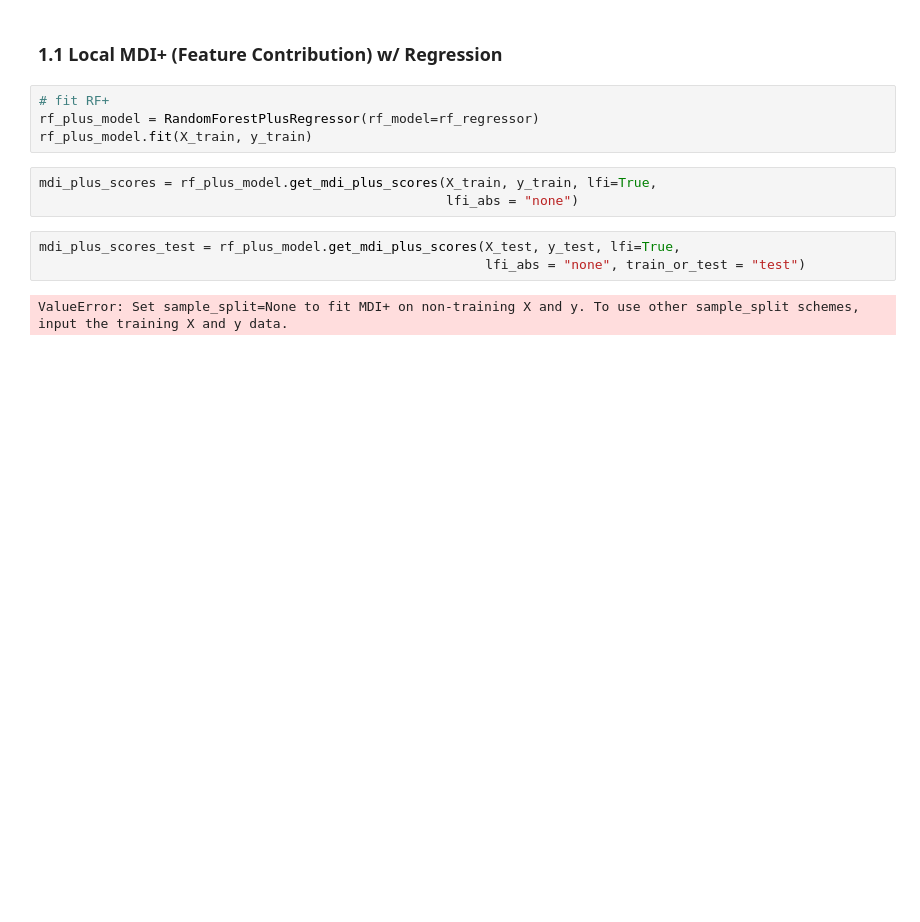
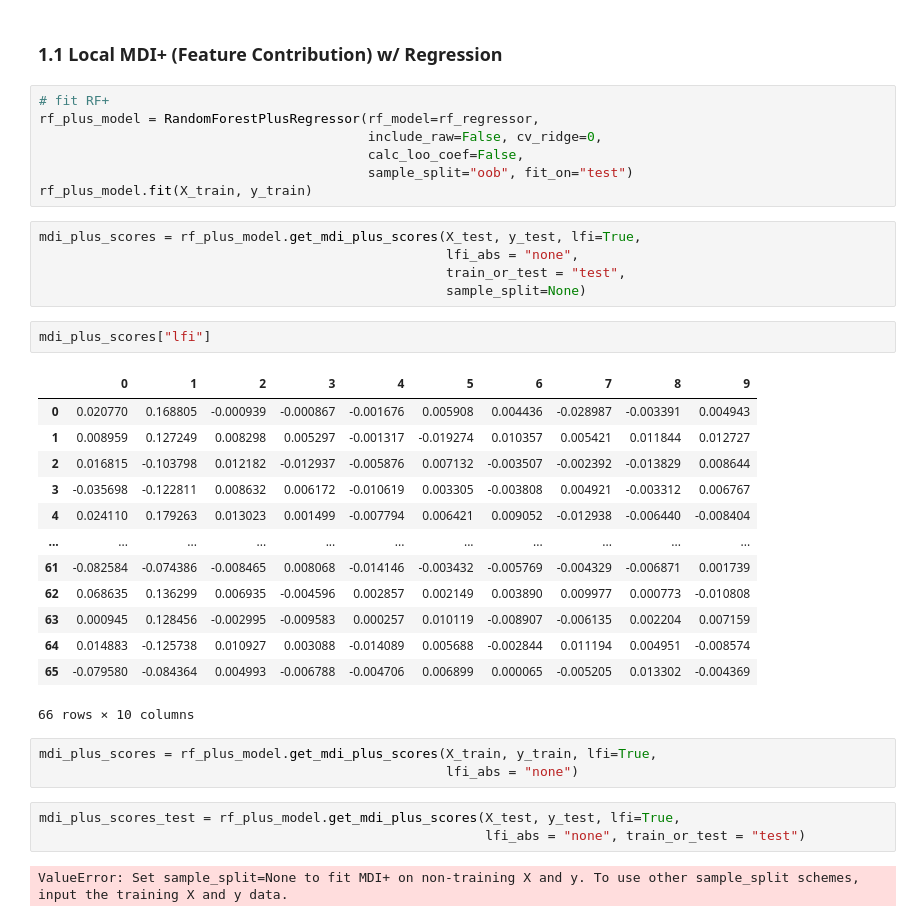
Before and after one commit to zachrewolinski/imodels, a Jupyter notebook: notebooks/zachs_sandbox.ipynb, the cells around one changed output. Saved outputs shown, nothing was run; the diff lists cells and outputs as text; blank space fills up the shorter version.

```diff
--- a/notebooks/zachs_sandbox.ipynb
+++ b/notebooks/zachs_sandbox.ipynb
@@ -46,8 +44,32 @@ CREATING LogisticClassifierPPM OBJECT
 ### 1.1 Local MDI+ (Feature Contribution) w/ Regression
 # %%
 # fit RF+
-rf_plus_model = RandomForestPlusRegressor(rf_model=rf_regressor)
+rf_plus_model = RandomForestPlusRegressor(rf_model=rf_regressor,
+                                          include_raw=False, cv_ridge=0,
+                                          calc_loo_coef=False,
+                                          sample_split="oob", fit_on="test")
 rf_plus_model.fit(X_train, y_train)
+# %%
+mdi_plus_scores = rf_plus_model.get_mdi_plus_scores(X_test, y_test, lfi=True,
+                                                    lfi_abs = "none",
+                                                    train_or_test = "test",
+                                                    sample_split=None)
+# %%
+mdi_plus_scores["lfi"]
+# %% [output]
+|  | 0 | 1 | 2 | 3 | 4 | 5 | 6 | 7 | 8 | 9 |
+| 0 | 0.020770 | 0.168805 | -0.000939 | -0.000867 | -0.001676 | 0.005908 | 0.004436 | -0.028987 | -0.003391 | 0.004943 |
+| 1 | 0.008959 | 0.127249 | 0.008298 | 0.005297 | -0.001317 | -0.019274 | 0.010357 | 0.005421 | 0.011844 | 0.012727 |
+| 2 | 0.016815 | -0.103798 | 0.012182 | -0.012937 | -0.005876 | 0.007132 | -0.003507 | -0.002392 | -0.013829 | 0.008644 |
+| 3 | -0.035698 | -0.122811 | 0.008632 | 0.006172 | -0.010619 | 0.003305 | -0.003808 | 0.004921 | -0.003312 | 0.006767 |
+| 4 | 0.024110 | 0.179263 | 0.013023 | 0.001499 | -0.007794 | 0.006421 | 0.009052 | -0.012938 | -0.006440 | -0.008404 |
+| ... | ... | ... | ... | ... | ... | ... | ... | ... | ... | ... |
+| 61 | -0.082584 | -0.074386 | -0.008465 | 0.008068 | -0.014146 | -0.003432 | -0.005769 | -0.004329 | -0.006871 | 0.001739 |
+| 62 | 0.068635 | 0.136299 | 0.006935 | -0.004596 | 0.002857 | 0.002149 | 0.003890 | 0.009977 | 0.000773 | -0.010808 |
+| 63 | 0.000945 | 0.128456 | -0.002995 | -0.009583 | 0.000257 | 0.010119 | -0.008907 | -0.006135 | 0.002204 | 0.007159 |
+| 64 | 0.014883 | -0.125738 | 0.010927 | 0.003088 | -0.014089 | 0.005688 | -0.002844 | 0.011194 | 0.004951 | -0.008574 |
+| 65 | -0.079580 | -0.084364 | 0.004993 | -0.006788 | -0.004706 | 0.006899 | 0.000065 | -0.005205 | 0.013302 | -0.004369 |
+66 rows × 10 columns
 # %%
 mdi_plus_scores = rf_plus_model.get_mdi_plus_scores(X_train, y_train, lfi=True,
                                                     lfi_abs = "none")
```
Also changed, not shown: parts of 5 cells of this notebook, 2 other files.
